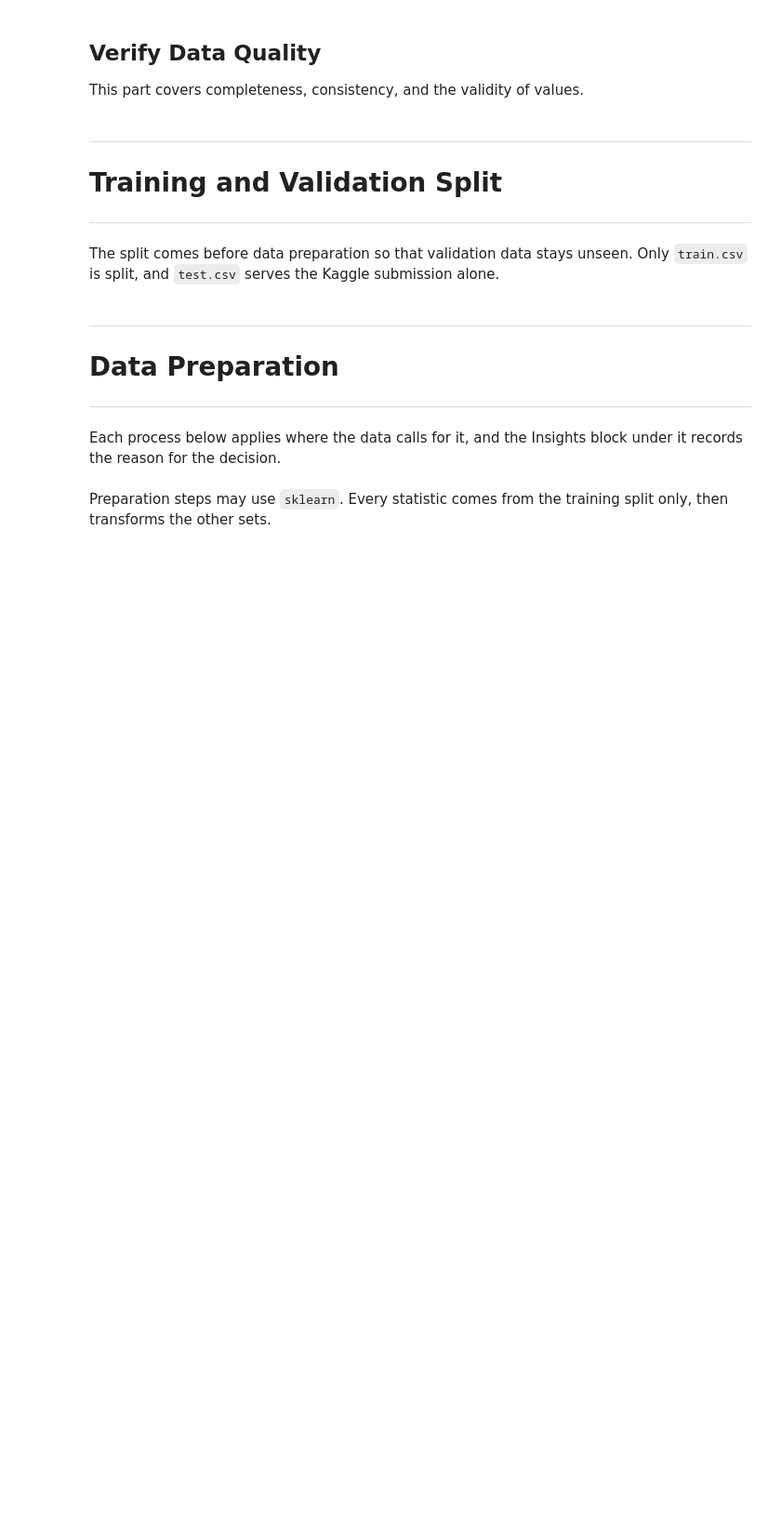
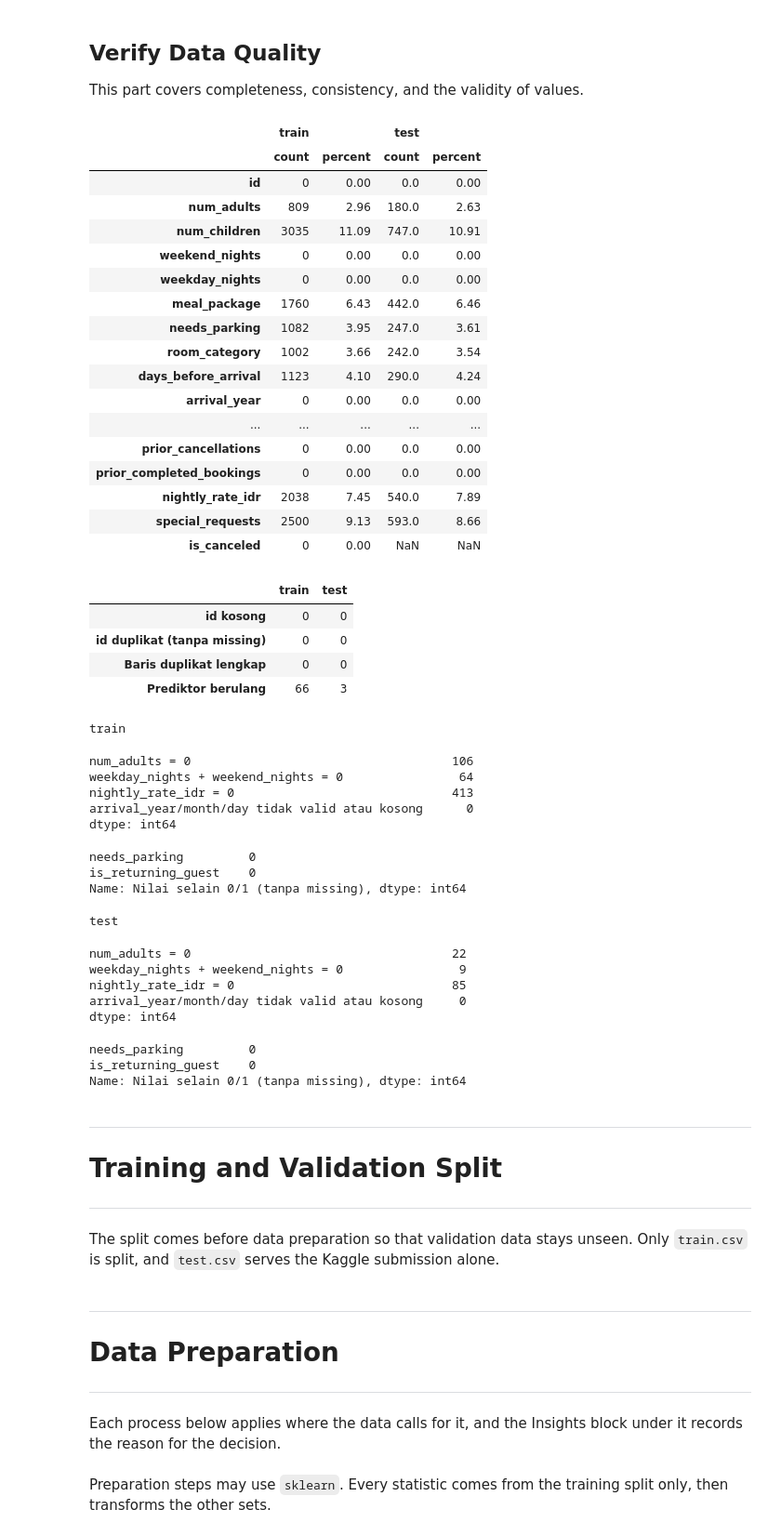
Before and after one commit to ValentinoDan/IF3170_G22_OISCDivisiKaggle, a Jupyter notebook: src/notebook.ipynb, the cells around one changed output. Shown at 93% size. Drawn from its saved outputs; the diff is of its cells as text; code cells hidden in the pictures; blank space fills up the shorter version.

```diff
--- a/src/notebook.ipynb
+++ b/src/notebook.ipynb
@@ -185,7 +293,82 @@ This part covers distributions and relationships between attributes.
 
 This part covers completeness, consistency, and the validity of values.
 # %%
-# Write your code here
+# Missing values
+display(pd.concat({
+    "train": pd.DataFrame({"count": train_df.isna().sum(), "percent": train_df.isna().mean().mul(100)}),
+    "test": pd.DataFrame({"count": test_df.isna().sum(), "percent": test_df.isna().mean().mul(100)}),
+}, axis=1).round(2))
+
+# Duplikasi
+display(pd.DataFrame({
+    name: {
+        f"{CFG.ID} kosong": frame[CFG.ID].isna().sum(),
+        f"{CFG.ID} duplikat (tanpa missing)": frame[CFG.ID].dropna().duplicated().sum(),
+        "Baris duplikat lengkap": frame.duplicated().sum(),
+        "Prediktor berulang": frame.duplicated(subset=test_df.columns.drop(CFG.ID)).sum(),
+    }
+    for name, frame in (("train", train_df), ("test", test_df))
+}))
+
+# Nilai nol
+for name, frame in (("train", train_df), ("test", test_df)):
+    print(name)
+    display(pd.Series({
+        "num_adults = 0": frame["num_adults"].eq(0).sum(),
+        "weekday_nights + weekend_nights = 0": (frame["weekday_nights"] + frame["weekend_nights"]).eq(0).sum(),
+        "nightly_rate_idr = 0": frame["nightly_rate_idr"].eq(0).sum(),
+        "arrival_year/month/day tidak valid atau kosong": pd.to_datetime({
+            "year": frame["arrival_year"],
+            "month": frame["arrival_month"],
+            "day": frame["arrival_day"],
+        }, errors="coerce").isna().sum(),
+    }))
+    display(pd.Series({
+        column: (frame[column].notna() & ~frame[column].isin([0, 1])).sum()
+        for column in ("needs_parking", "is_returning_guest")
+    }, name="Nilai selain 0/1 (tanpa missing)"))
+# %% [output]
+|  | train |  | test |  |
+|  | count | percent | count | percent |
+| id | 0 | 0.00 | 0.0 | 0.00 |
+| num_adults | 809 | 2.96 | 180.0 | 2.63 |
+| num_children | 3035 | 11.09 | 747.0 | 10.91 |
+| weekend_nights | 0 | 0.00 | 0.0 | 0.00 |
+| weekday_nights | 0 | 0.00 | 0.0 | 0.00 |
+| meal_package | 1760 | 6.43 | 442.0 | 6.46 |
+| needs_parking | 1082 | 3.95 | 247.0 | 3.61 |
+| room_category | 1002 | 3.66 | 242.0 | 3.54 |
+| days_before_arrival | 1123 | 4.10 | 290.0 | 4.24 |
+| arrival_year | 0 | 0.00 | 0.0 | 0.00 |
+| ... | ... | ... | ... | ... |
+| prior_cancellations | 0 | 0.00 | 0.0 | 0.00 |
+| prior_completed_bookings | 0 | 0.00 | 0.0 | 0.00 |
+| nightly_rate_idr | 2038 | 7.45 | 540.0 | 7.89 |
+| special_requests | 2500 | 9.13 | 593.0 | 8.66 |
+| is_canceled | 0 | 0.00 | NaN | NaN |
+|  | train | test |
+| id kosong | 0 | 0 |
+| id duplikat (tanpa missing) | 0 | 0 |
+| Baris duplikat lengkap | 0 | 0 |
+| Prediktor berulang | 66 | 3 |
+train
+num_adults = 0                                    106
+weekday_nights + weekend_nights = 0                64
+nightly_rate_idr = 0                              413
+arrival_year/month/day tidak valid atau kosong      0
+dtype: int64
+needs_parking         0
+is_returning_guest    0
+Name: Nilai selain 0/1 (tanpa missing), dtype: int64
+test
+num_adults = 0                                    22
+weekday_nights + weekend_nights = 0                9
+nightly_rate_idr = 0                              85
+arrival_year/month/day tidak valid atau kosong     0
+dtype: int64
+needs_parking         0
+is_returning_guest    0
+Name: Nilai selain 0/1 (tanpa missing), dtype: int64
 # %% [markdown]
 ---
 
```
Also changed, not shown: parts of 31 cells of this notebook.
